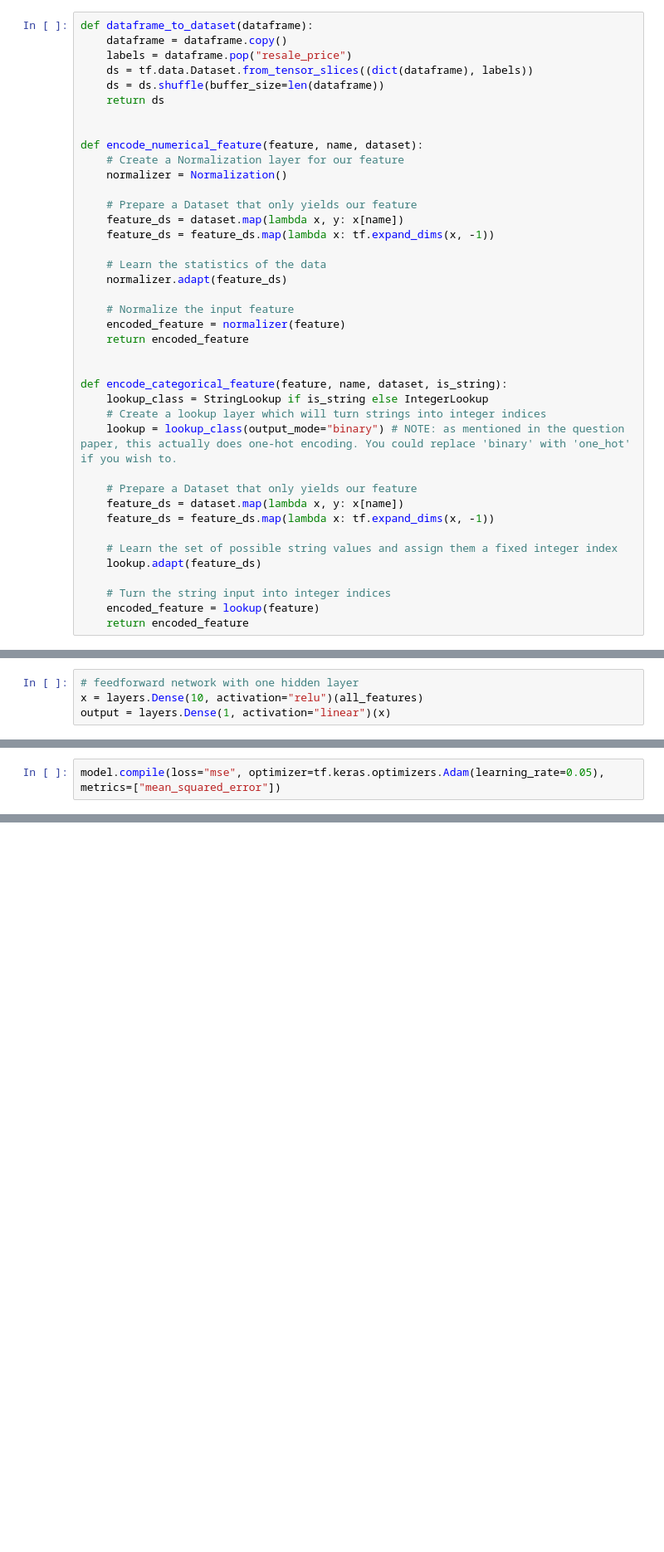
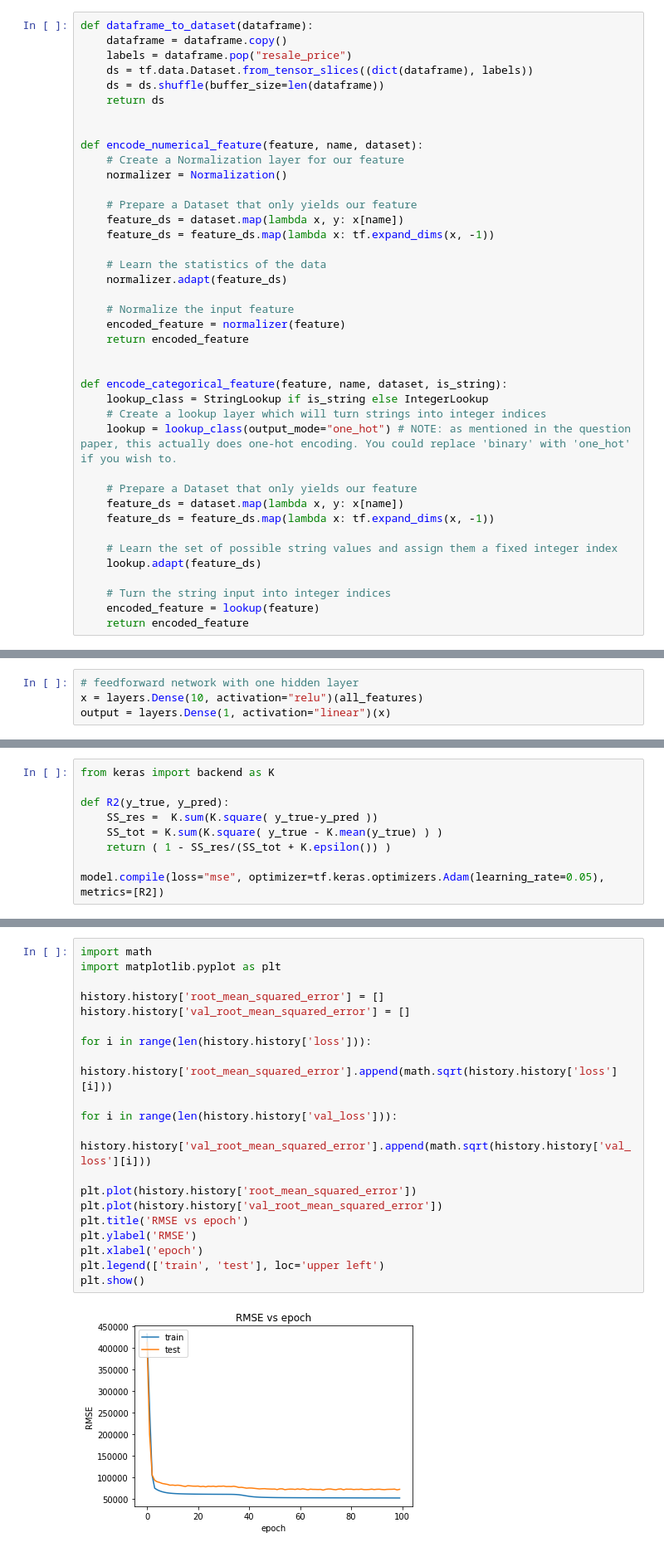
Before and after one commit to kirath2205/Neural-Network-Assignment-1, a Jupyter notebook: start_1b_Final.ipynb, the cells around one changed output, grey strips where cells are left out. Shown at 83% size. Saved outputs shown, nothing was run; the diff lists cells and outputs as text; blank space fills up the shorter version.

```diff
--- a/start_1b_Final.ipynb
+++ b/start_1b_Final.ipynb
@@ -62,7 +62,7 @@ def encode_numerical_feature(feature, name, dataset):
 def encode_categorical_feature(feature, name, dataset, is_string):
     lookup_class = StringLookup if is_string else IntegerLookup
     # Create a lookup layer which will turn strings into integer indices
-    lookup = lookup_class(output_mode="binary") # NOTE: as mentioned in the question paper, this actually does one-hot encoding. You could replace 'binary' with 'one_hot' if you wish to.
+    lookup = lookup_class(output_mode="one_hot") # NOTE: as mentioned in the question paper, this actually does one-hot encoding. You could replace 'binary' with 'one_hot' if you wish to.
 
     # Prepare a Dataset that only yields our feature
     feature_ds = dataset.map(lambda x, y: x[name])
@@ -161,8 +161,15 @@ model = keras.Model(all_inputs, output)
 keras.utils.plot_model(model, show_shapes=True, rankdir="LR")
 # %% [output]
 [figure]
-# %%
-model.compile(loss="mse", optimizer=tf.keras.optimizers.Adam(learning_rate=0.05), metrics=["mean_squared_error"])
+# %%
+from keras import backend as K
+
+def R2(y_true, y_pred):
+    SS_res =  K.sum(K.square( y_true-y_pred ))
+    SS_tot = K.sum(K.square( y_true - K.mean(y_true) ) )
+    return ( 1 - SS_res/(SS_tot + K.epsilon()) )
+
+model.compile(loss="mse", optimizer=tf.keras.optimizers.Adam(learning_rate=0.05), metrics=[R2])
 # %%
 model.summary()
 # %% [output]
@@ -206,0 +214,22 @@ Epoch 100/100
+# %%
+import math
+import matplotlib.pyplot as plt
+
+history.history['root_mean_squared_error'] = []
+history.history['val_root_mean_squared_error'] = []
+
+for i in range(len(history.history['loss'])):
+    history.history['root_mean_squared_error'].append(math.sqrt(history.history['loss'][i]))
+
+for i in range(len(history.history['val_loss'])):
+    history.history['val_root_mean_squared_error'].append(math.sqrt(history.history['val_loss'][i]))
+
+plt.plot(history.history['root_mean_squared_error'])
+plt.plot(history.history['val_root_mean_squared_error'])
+plt.title('RMSE vs epoch')
+plt.ylabel('RMSE')
+plt.xlabel('epoch')
+plt.legend(['train', 'test'], loc='upper left')
+plt.show()
+# %% [output]
+[figure, added]
```
Also changed, not shown: parts of 20 cells of this notebook.
